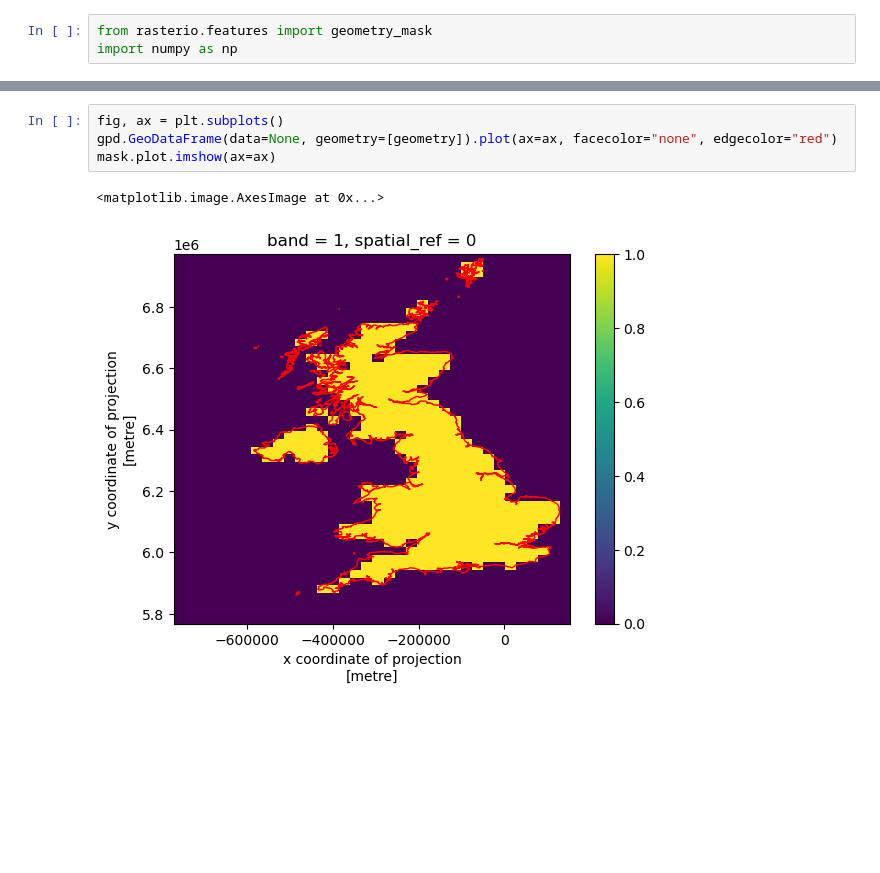
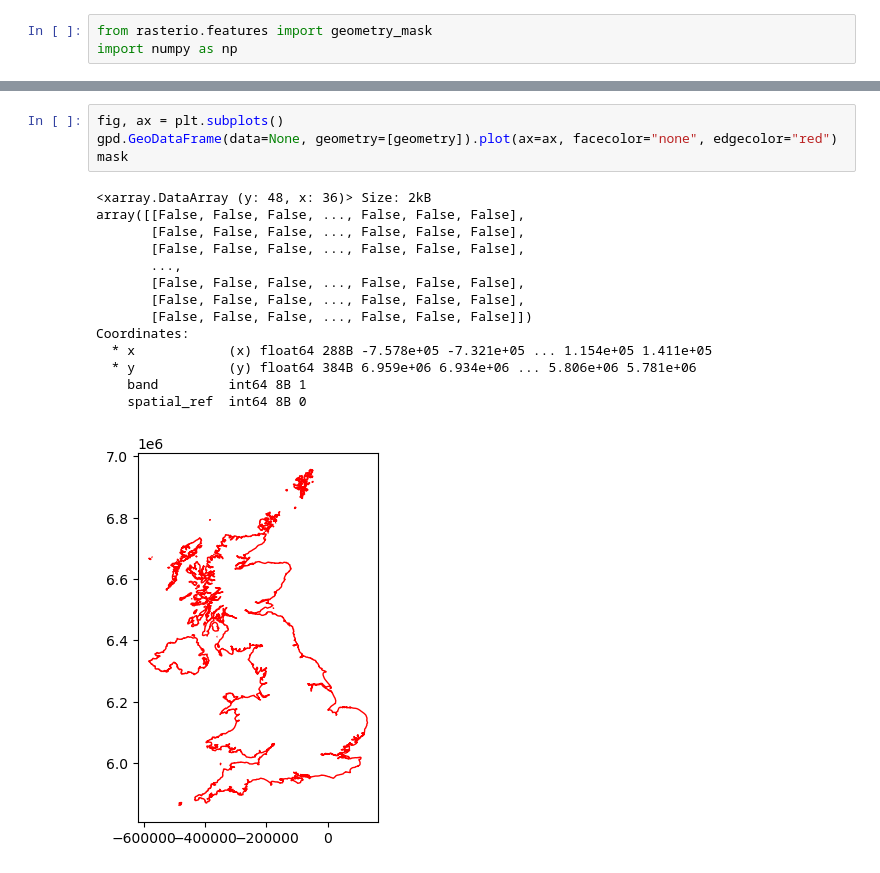
Before and after one commit to jnnr/gregor, a Jupyter notebook: plot_raster_vector.ipynb, the cells around one changed output, grey strips where cells are left out. Saved outputs shown, nothing was run; the diff lists cells and outputs as text; blank space fills up the shorter version.

```diff
--- a/plot_raster_vector.ipynb
+++ b/plot_raster_vector.ipynb
@@ -80,7 +91,19 @@ mask.plot.imshow()
 # %%
 fig, ax = plt.subplots()
 gpd.GeoDataFrame(data=None, geometry=[geometry]).plot(ax=ax, facecolor="none", edgecolor="red")
-mask.plot.imshow(ax=ax)
+mask
 # %% [output]
-<matplotlib.image.AxesImage at 0x...>
+<xarray.DataArray (y: 48, x: 36)> Size: 2kB
+array([[False, False, False, ..., False, False, False],
+       [False, False, False, ..., False, False, False],
+       [False, False, False, ..., False, False, False],
+       ...,
+       [False, False, False, ..., False, False, False],
+       [False, False, False, ..., False, False, False],
+       [False, False, False, ..., False, False, False]])
+Coordinates:
+  * x            (x) float64 288B -7.578e+05 -7.321e+05 ... 1.154e+05 1.411e+05
+  * y            (y) float64 384B 6.959e+06 6.934e+06 ... 5.806e+06 5.781e+06
+    band         int64 8B 1
+    spatial_ref  int64 8B 0
-[figure, old version]
+[figure, new version]
```
Also changed, not shown: parts of 5 cells of this notebook, 2 other files.
